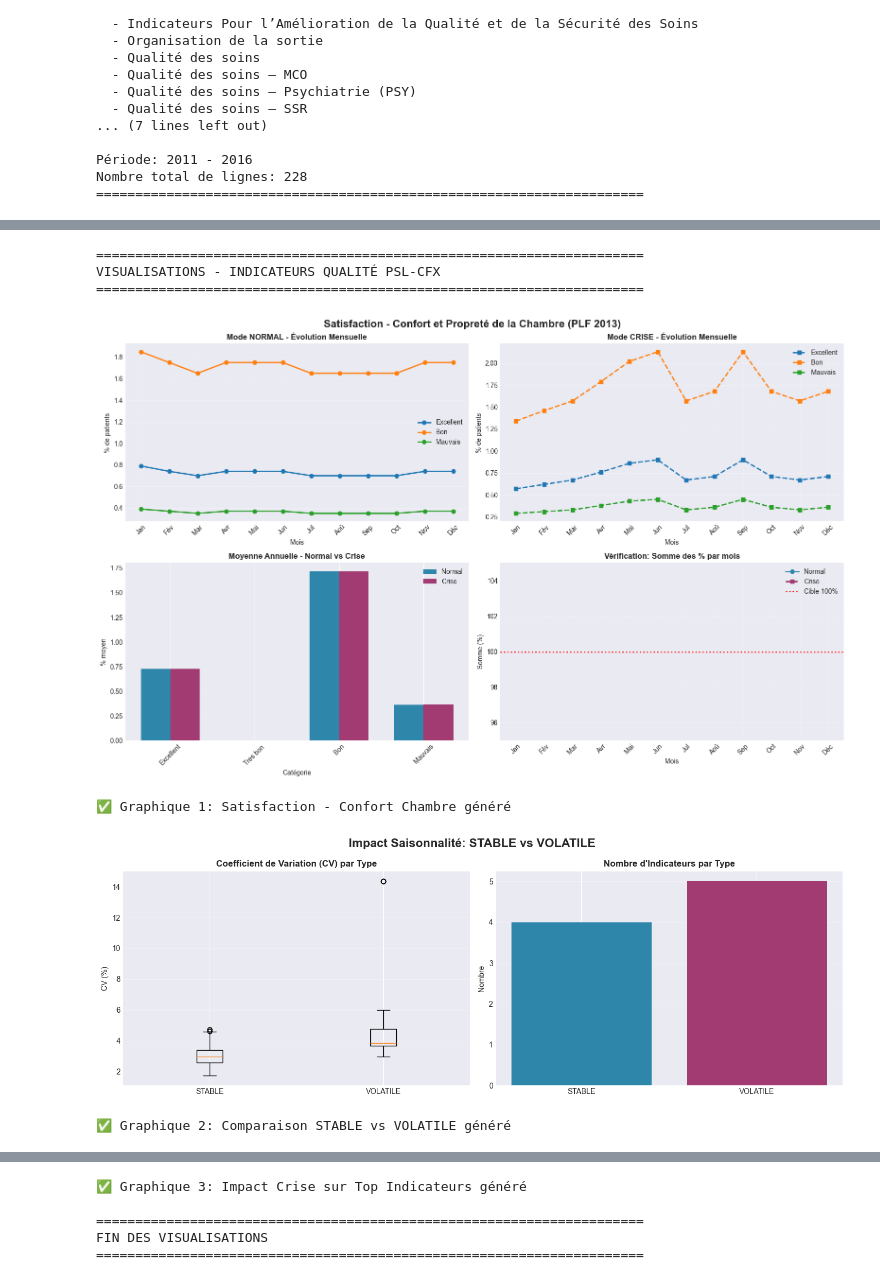
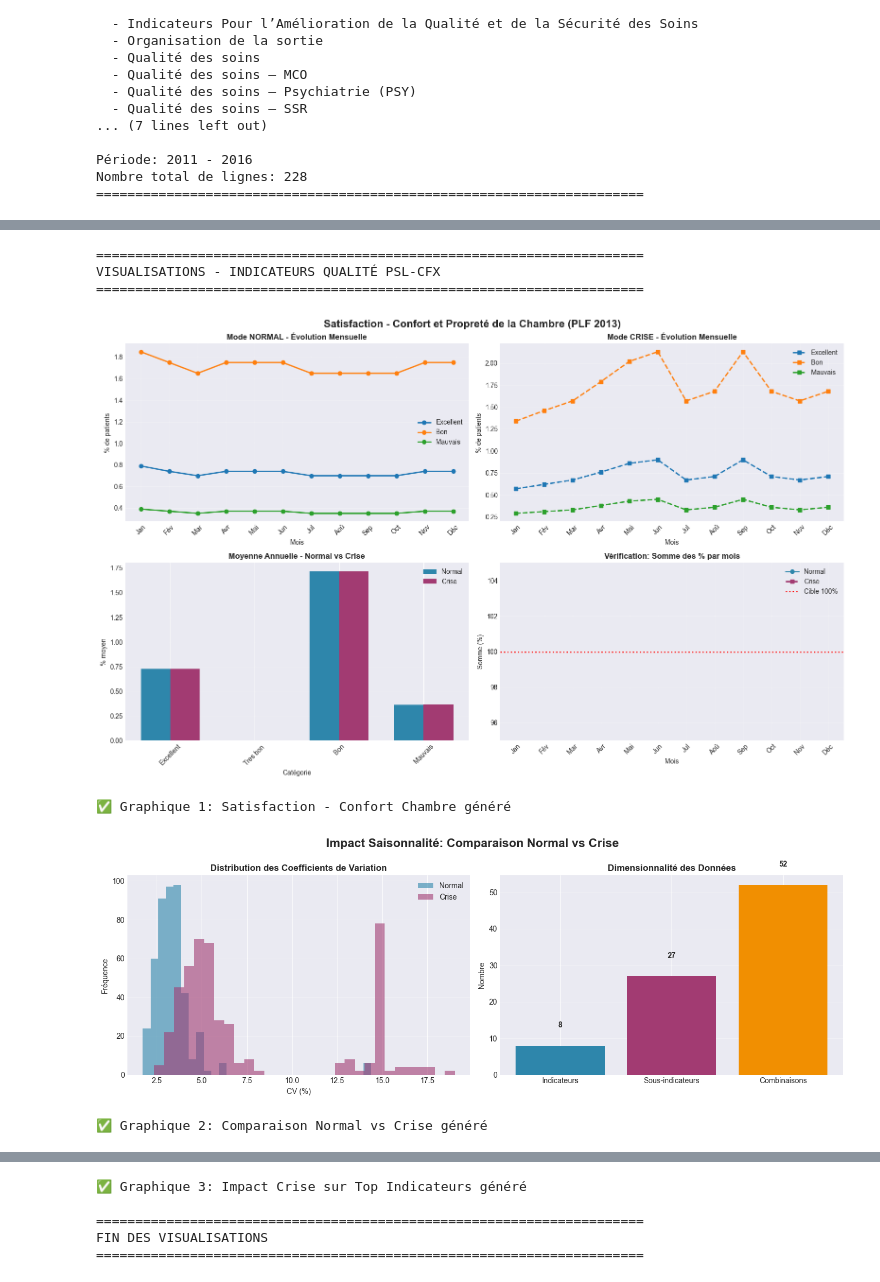
Before and after one commit to Fanaingamampiandra/SmartCareAnalytics, a Jupyter notebook: scripts/quality-saisonnalite.ipynb, the cells around one changed output, grey strips where cells are left out. Saved outputs shown, nothing was run; the diff lists cells and outputs as text; code cells hidden in the pictures.

```diff
--- a/scripts/quality-saisonnalite.ipynb
+++ b/scripts/quality-saisonnalite.ipynb
@@ -598,40 +603,54 @@ else:
     print("⚠️ Pas de données pour Confort chambre (PLF 2013)")
 
 # ----------------------------
-# GRAPHIQUE 2: Comparaison STABLE vs VOLATILE
+# GRAPHIQUE 2: Comparaison NORMAL vs CRISE par Indicateur
 # ----------------------------
 fig, axes = plt.subplots(1, 2, figsize=(14, 5))
-fig.suptitle("Impact Saisonnalité: STABLE vs VOLATILE", fontsize=16, fontweight='bold')
+fig.suptitle("Impact Saisonnalité: Comparaison Normal vs Crise", fontsize=16, fontweight='bold')
 
-# Calcul coefficient de variation (CV) par type
-cv_by_type = df.groupby(['type', 'indicateur', 'sous_indicateur', 'site_code', 'year']).agg({
+# Calcul coefficient de variation (CV) pour mode NORMAL
+cv_normal = df.groupby(['indicateur', 'sous_indicateur', 'site_code', 'year']).agg({
     'value': lambda x: (x.std() / x.mean() * 100) if x.mean() > 0 else 0
 }).reset_index()
+cv_normal.columns = ['indicateur', 'sous_indicateur', 'site_code', 'year', 'cv_normal']
 
-cv_by_type.columns = ['type', 'indicateur', 'sous_indicateur', 'site_code', 'year', 'cv']
+# Calcul coefficient de variation (CV) pour mode CRISE
+cv_crise = df.groupby(['indicateur', 'sous_indicateur', 'site_code', 'year']).agg({
+    'value_crise': lambda x: (x.std() / x.mean() * 100) if x.mean() > 0 else 0
+}).reset_index()
+cv_crise.columns = ['indicateur', 'sous_indicateur', 'site_code', 'year', 'cv_crise']
 
-# Graphique 2.1: Boxplot CV par type
+# Graphique 2.1: Distribution des CV (Normal vs Crise)
 ax1 = axes[0]
-stable_cv = cv_by_type[cv_by_type['type'] == 'STABLE']['cv']
-volatile_cv = cv_by_type[cv_by_type['type'] == 'VOLATILE']['cv']
-
-ax1.boxplot([stable_cv, volatile_cv], labels=['STABLE', 'VOLATILE'])
-ax1.set_title("Coefficient de Variation (CV) par Type", fontweight='bold')
-ax1.set_ylabel("CV (%)")
+ax1.hist(cv_normal['cv_normal'], bins=30, alpha=0.6, label='Normal', color=COLOR_NORMAL)
+ax1.hist(cv_crise['cv_crise'], bins=30, alpha=0.6, label='Crise', color=COLOR_CRISE)
+ax1.set_title("Distribution des Coefficients de Variation", fontweight='bold')
+ax1.set_xlabel("CV (%)")
+ax1.set_ylabel("Fréquence")
+ax1.legend()
 ax1.grid(True, alpha=0.3, axis='y')
 
-# Graphique 2.2: Nombre d'indicateurs par type
+# Graphique 2.2: Nombre d'indicateurs et sous-indicateurs
 ax2 = axes[1]
-type_counts = df.groupby('type')['indicateur'].nunique()
-ax2.bar(type_counts.index, type_counts.values, color=[COLOR_NORMAL, COLOR_CRISE])
-ax2.set_title("Nombre d'Indicateurs par Type", fontweight='bold')
+n_indicateurs = df['indicateur'].nunique()
+n_sous_indicateurs = df['sous_indicateur'].nunique()
+n_combinaisons = df.groupby(['indicateur', 'sous_indicateur']).ngroups
+
+categories = ['Indicateurs', 'Sous-indicateurs', 'Combinaisons']
+values = [n_indicateurs, n_sous_indicateurs, n_combinaisons]
+colors_bar = [COLOR_NORMAL, COLOR_CRISE, '#F18F01']
+
+ax2.bar(categories, values, color=colors_bar)
+ax2.set_title("Dimensionnalité des Données", fontweight='bold')
 ax2.set_ylabel("Nombre")
 ax2.grid(True, alpha=0.3, axis='y')
+for i, v in enumerate(values):
+    ax2.text(i, v + 5, str(v), ha='center', fontweight='bold')
 
 plt.tight_layout()
 plt.show()
 
-print("✅ Graphique 2: Comparaison STABLE vs VOLATILE généré")
+print("✅ Graphique 2: Comparaison Normal vs Crise généré")
 
 # ----------------------------
 # GRAPHIQUE 3: Impact Crise sur Top Indicateurs
@@ -646,35 +665,35 @@ impact_crise = df.groupby(['indicateur', 'sous_indicateur']).agg({
 
 impact_crise['ecart_pct'] = ((impact_crise['value_crise'] - impact_crise['value']) / impact_crise['value'] * 100).fillna(0)
 impact_crise['label'] = impact_crise['indicateur'].str[:30] + ' - ' + impact_crise['sous_indicateur'].str[:20]
 
 # Top 15 plus impactés
 top_impact = impact_crise.nlargest(15, 'ecart_pct', keep='all')
 
 colors = ['#D64550' if x > 0 else '#2E86AB' for x in top_impact['ecart_pct']]
 ax.barh(range(len(top_impact)), top_impact['ecart_pct'], color=colors)
 ax.set_yticks(range(len(top_impact)))
 ax.set_yticklabels(top_impact['label'], fontsize=9)
 ax.set_xlabel("Variation % (Crise vs Normal)")
 ax.set_title("TOP 15 Indicateurs - Impact Mode CRISE", fontsize=14, fontweight='bold')
 ax.axvline(x=0, color='black', linestyle='-', linewidth=0.8)
 ax.grid(True, alpha=0.3, axis='x')
 
 plt.tight_layout()
 plt.show()
 
 print("✅ Graphique 3: Impact Crise sur Top Indicateurs généré")
 
 print("\n" + "="*70)
 print("FIN DES VISUALISATIONS")
 print("="*70)
 # %% [output]
 ======================================================================
 VISUALISATIONS - INDICATEURS QUALITÉ PSL-CFX
 ======================================================================
 [figure]
 ✅ Graphique 1: Satisfaction - Confort Chambre généré
-[figure, old version]
+[figure, new version]
-✅ Graphique 2: Comparaison STABLE vs VOLATILE généré
+✅ Graphique 2: Comparaison Normal vs Crise généré
 [figure]
 ✅ Graphique 3: Impact Crise sur Top Indicateurs généré
 
```
Also changed, not shown: parts of 2 cells of this notebook, 4 other files.
